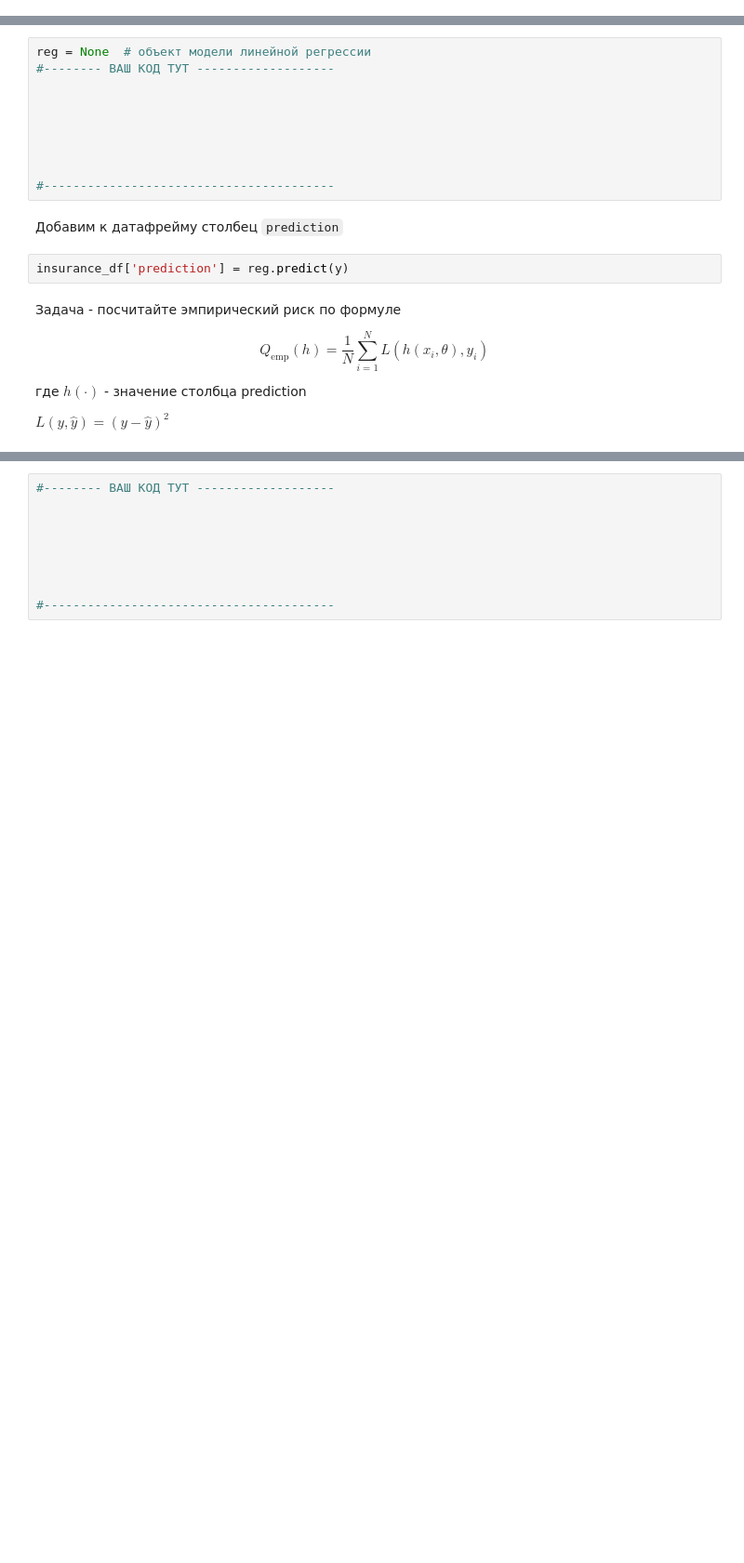
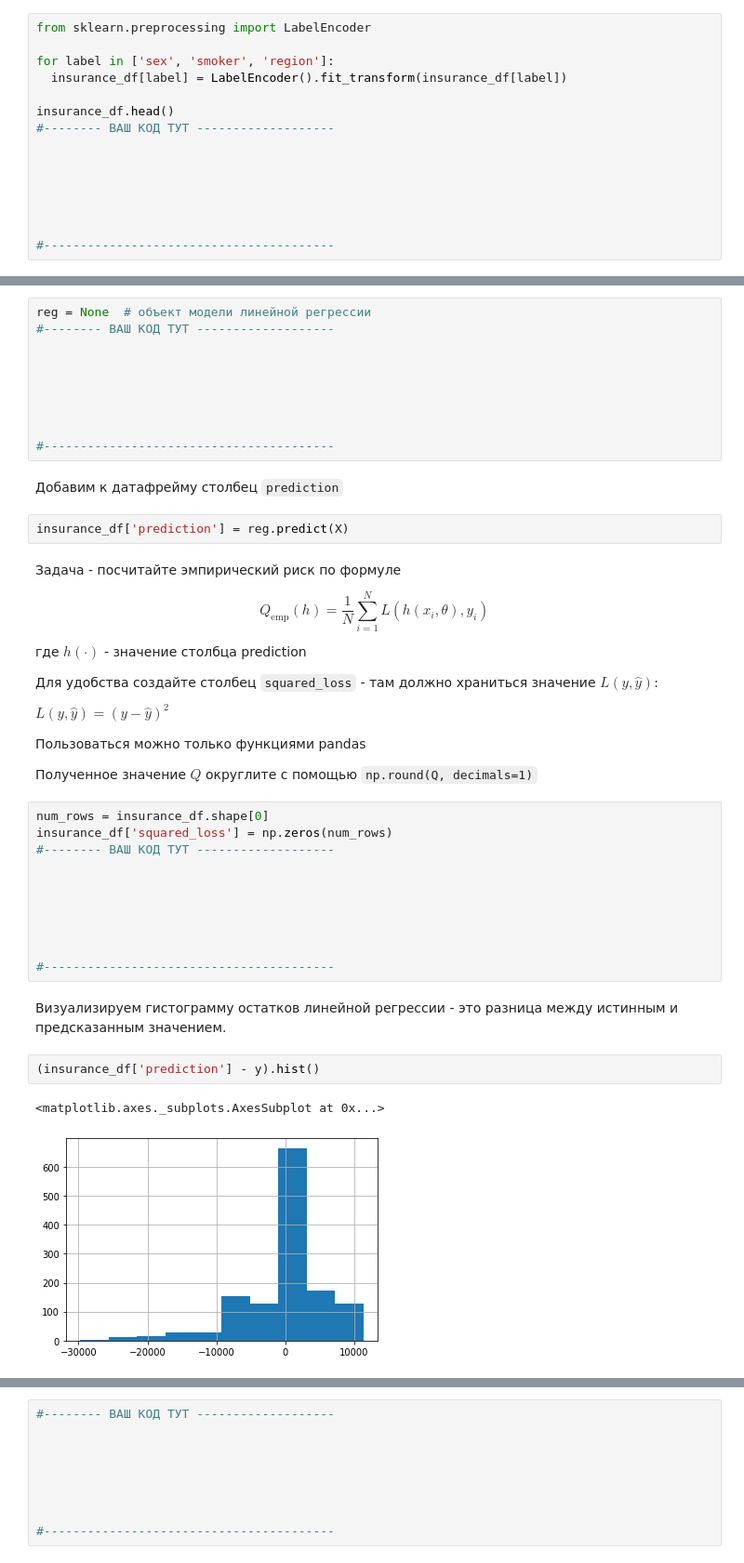
Before and after one commit to aleksandr-dzhumurat/ml_intro_hse, a Jupyter notebook: jupyter_notebooks/Part_I_ML_intro.ipynb, the cells around one changed output, grey strips where cells are left out. Shown: that part at 93% size. Cells and saved outputs as stored; diff of their text form; blank space fills up the shorter version.

```diff
--- a/jupyter_notebooks/Part_I_ML_intro.ipynb
+++ b/jupyter_notebooks/Part_I_ML_intro.ipynb
@@ -98,0 +91,15 @@ y.hist()
+# %%
+from sklearn.preprocessing import LabelEncoder
+
+for label in ['sex', 'smoker', 'region']:
+  insurance_df[label] = LabelEncoder().fit_transform(insurance_df[label])
+
+insurance_df.head()
+#-------- ВАШ КОД ТУТ -------------------
+
+
+
+
+
+
+#----------------------------------------
@@ -120,7 +134,7 @@ reg = None  # объект модели линейной регрессии
 # %% [markdown]
 Добавим к датафрейму столбец `prediction`
 # %%
-insurance_df['prediction'] = reg.predict(y)
+insurance_df['prediction'] = reg.predict(X)
 # %% [markdown]
 Задача - посчитайте эмпирический риск по формуле
 
@@ -130,4 +144,28 @@ $$
 
 где $h(\cdot)$ - значение столбца prediction
 
+Для удобства создайте столбец `squared_loss` - там должно храниться значение $L(y,\hat{y})$:
+
 $L(y,\hat{y}) = (y - \hat{y})^2$
+
+Пользоваться можно только функциями pandas
+
+Полученное значение $Q$ округлите с помощью `np.round(Q, decimals=1)`
+# %%
+num_rows = insurance_df.shape[0]
+insurance_df['squared_loss'] = np.zeros(num_rows)
+#-------- ВАШ КОД ТУТ -------------------
+
+
+
+
+
+
+#----------------------------------------
+# %% [markdown]
+Визуализируем гистограмму остатков линейной регрессии - это разница между истинным и предсказанным значением.
+# %%
+(insurance_df['prediction'] - y).hist()
+# %% [output]
+<matplotlib.axes._subplots.AxesSubplot at 0x...>
+[figure, added]
```
Also changed, not shown: parts of 16 cells of this notebook, 1 other file.
